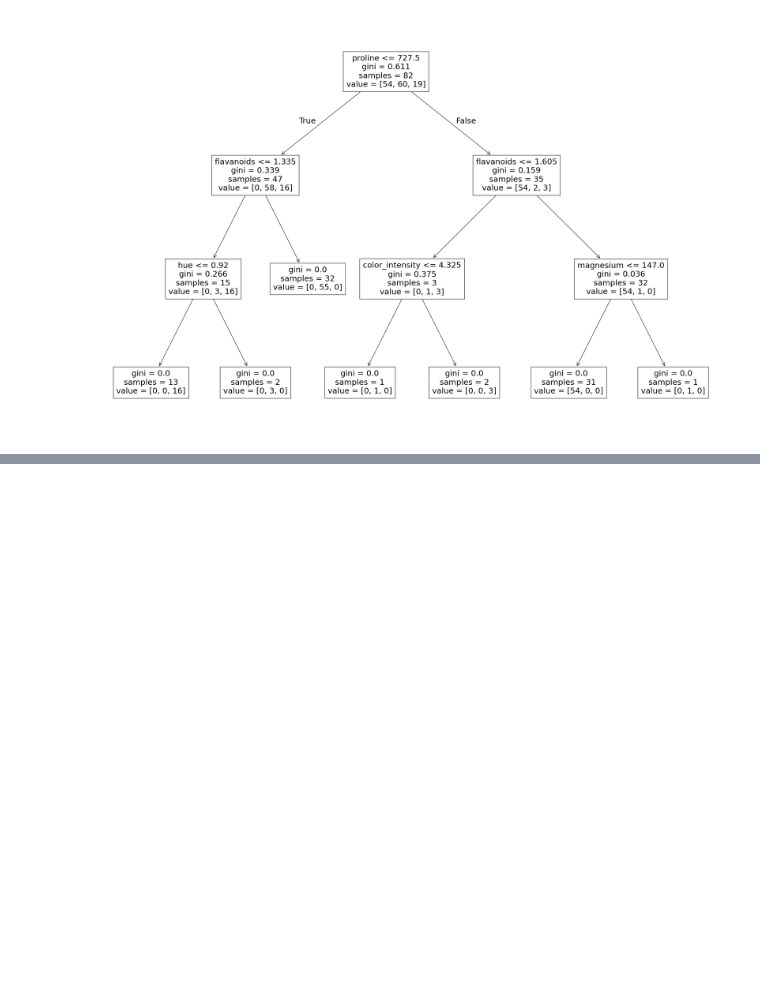
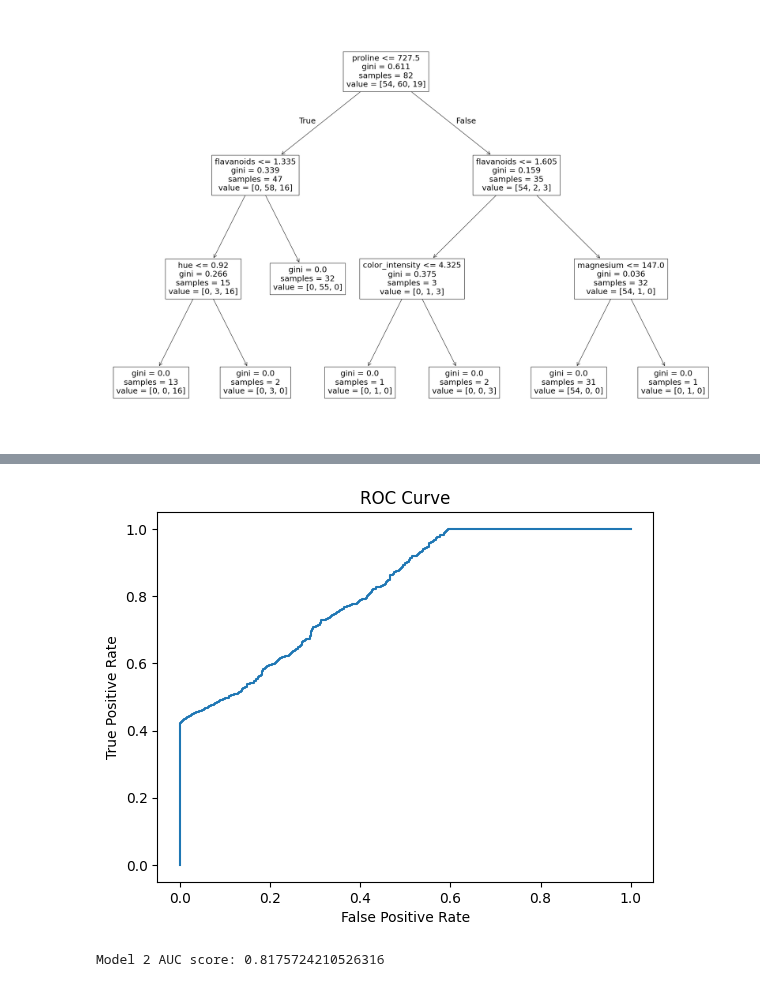
Before and after one commit to Vaibhavgoel123/Artificial-Intelligence, a Jupyter notebook: Machine_Learning.ipynb, the cells around one changed output, grey strips where cells are left out. Saved outputs shown, nothing was run; the diff lists cells and outputs as text; code cells hidden in the pictures; blank space fills up the shorter version.

```diff
--- a/Machine_Learning.ipynb
+++ b/Machine_Learning.ipynb
@@ -898,0 +1013,12 @@ plot_tree(oob_model.estimators_[0], feature_names=X.columns)
+# %%
+y_proba_2 = np.array(
+    np.random.uniform(0, .7, n_0).tolist() +
+    np.random.uniform(.3, 1, n_1).tolist()
+)
+y_pred_2 = y_proba_2 > .5
+print(f"Accuracy score: {accuracy_score(y,y_pred_2)}")
+cf_mat = confusion_matrix(y, y_pred_2)
+print(f"Confusion Matrix: {cf_mat}")
+print(f"Class 0 accuracy: {cf_mat[0][0]/n_0}")
+print(f"Class 1 accuracy: {cf_mat[1][1]/n_1}")
+print(y_proba_2)
@@ -898,0 +1047,6 @@ plot_tree(oob_model.estimators_[0], feature_names=X.columns)
+# %%
+plot_roc_curve(y, y_proba_2)
+print(f"Model 2 AUC score: {roc_auc_score(y, y_proba_2)}")
+# %% [output]
+[figure, added]
+Model 2 AUC score: 0.8175724210526316
```
Also changed, not shown: parts of 37 cells of this notebook.
